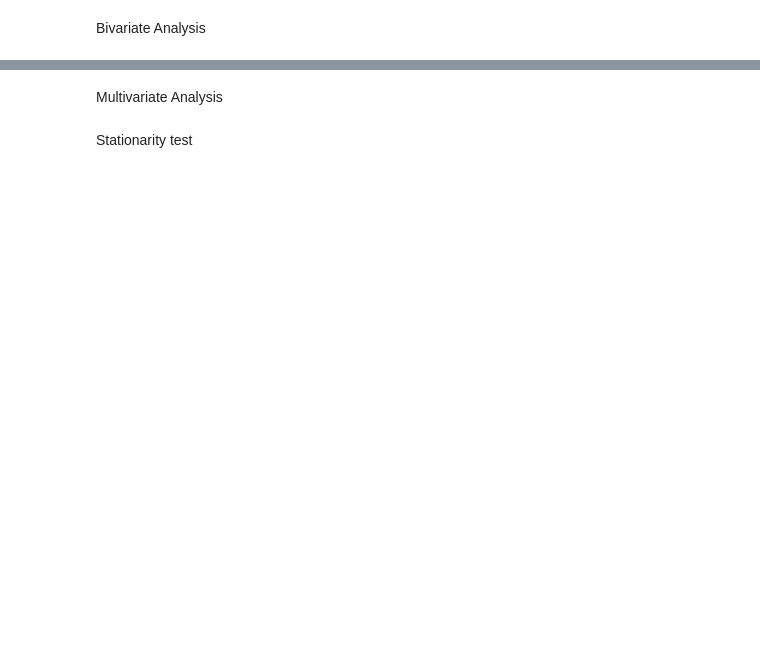
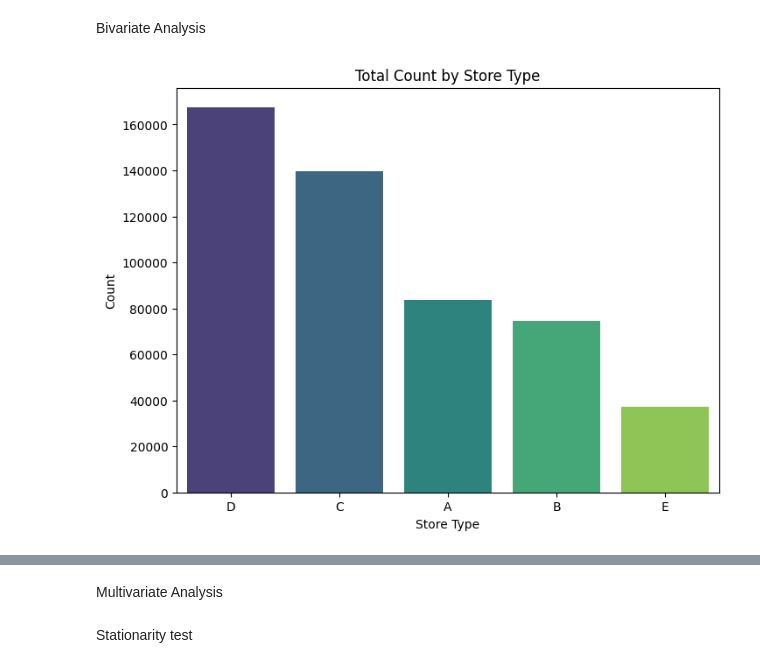
Before and after one commit to kovisha/TimeSeriesADM, a Jupyter notebook: FinalTest.ipynb, the cells around one changed output, grey strips where cells are left out. Drawn from its saved outputs; the diff is of its cells as text; code cells hidden in the pictures; blank space fills up the shorter version.

```diff
--- a/FinalTest.ipynb
+++ b/FinalTest.ipynb
@@ -509,15 +525,17 @@ Bivariate Analysis
 # Set the color palette to "viridis"
 sns.set_palette("viridis")
 # %%
-# # Calculate the total count and total sales per store type
-# store_type_counts = merged_df['store_type'].value_counts()
-# store_type_sales = merged_df.groupby('store_type')['sales'].sum()
+# Calculate the total count and total sales per store type
+store_type_counts = merged_df['store_type'].value_counts()
+store_type_sales = merged_df.groupby('store_type')['sales'].sum()
 
-# # Create a bar plot with "viridis" color palette for total count
-# plt.figure(figsize=(8, 6))
-# sns.barplot(x=store_type_counts.index, y=store_type_counts.values)
-# plt.xlabel('Store Type')
-# plt.ylabel('Count')
-# plt.title('Total Count by Store Type')
-# plt.show()
+# Create a bar plot with "viridis" color palette for total count
+plt.figure(figsize=(8, 6))
+sns.barplot(x=store_type_counts.index, y=store_type_counts.values, palette = 'viridis')
+plt.xlabel('Store Type')
+plt.ylabel('Count')
+plt.title('Total Count by Store Type')
+plt.show()
+# %% [output]
+[figure, added]
 # %%
```
Also changed, not shown: parts of 49 cells of this notebook.
